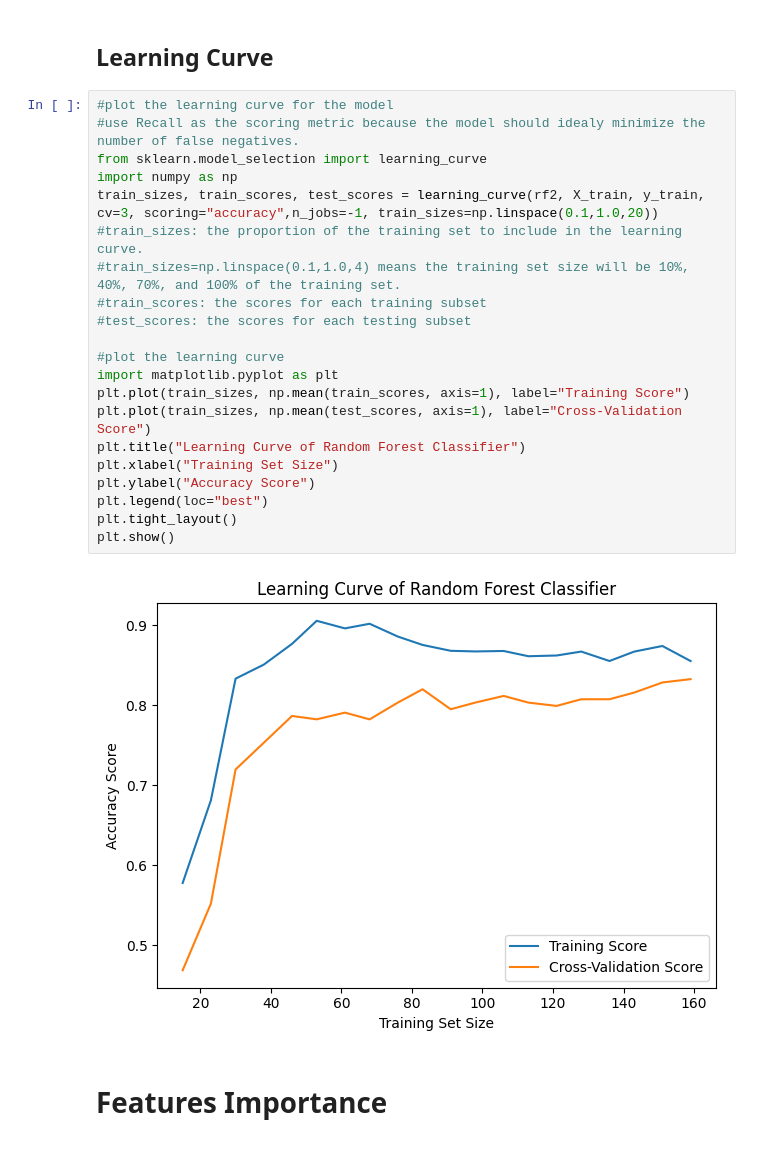
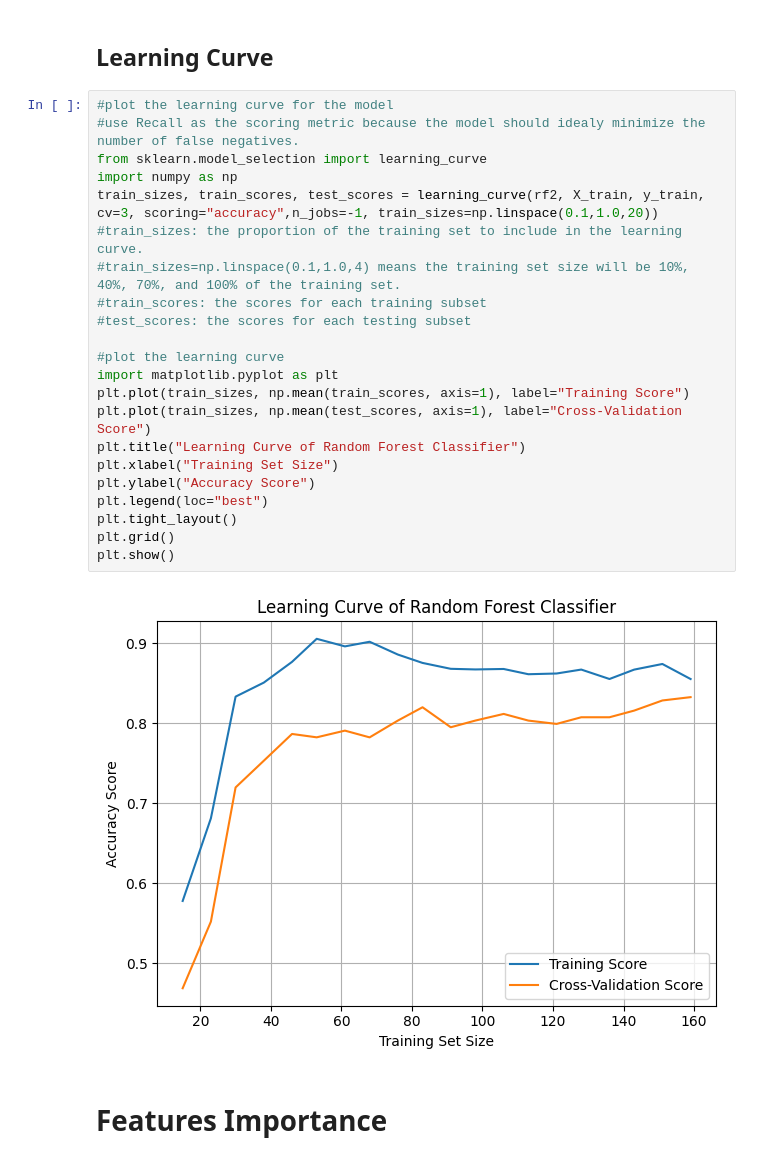
Before and after one commit to kruthi-sb/Cardiac_Events_ML, a Jupyter notebook: ML/RF.ipynb, the cells around one changed output. Drawn from its saved outputs; the diff is of its cells as text.

```diff
--- a/ML/RF.ipynb
+++ b/ML/RF.ipynb
@@ -273,26 +273,27 @@ plt.show()
 # %%
 #plot the learning curve for the model
 #use Recall as the scoring metric because the model should idealy minimize the number of false negatives.
 from sklearn.model_selection import learning_curve
 import numpy as np
 train_sizes, train_scores, test_scores = learning_curve(rf2, X_train, y_train, cv=3, scoring="accuracy",n_jobs=-1, train_sizes=np.linspace(0.1,1.0,20))
 #train_sizes: the proportion of the training set to include in the learning curve.
 #train_sizes=np.linspace(0.1,1.0,4) means the training set size will be 10%, 40%, 70%, and 100% of the training set.
 #train_scores: the scores for each training subset
 #test_scores: the scores for each testing subset
 
 #plot the learning curve
 import matplotlib.pyplot as plt
 plt.plot(train_sizes, np.mean(train_scores, axis=1), label="Training Score")
 plt.plot(train_sizes, np.mean(test_scores, axis=1), label="Cross-Validation Score")
 plt.title("Learning Curve of Random Forest Classifier")
 plt.xlabel("Training Set Size")
 plt.ylabel("Accuracy Score")
 plt.legend(loc="best")
 plt.tight_layout()
+plt.grid()
 plt.show()
 # %% [output]
-[figure, old version]
+[figure, new version]
 # %% [markdown]
 # Features Importance
 # %%
```
